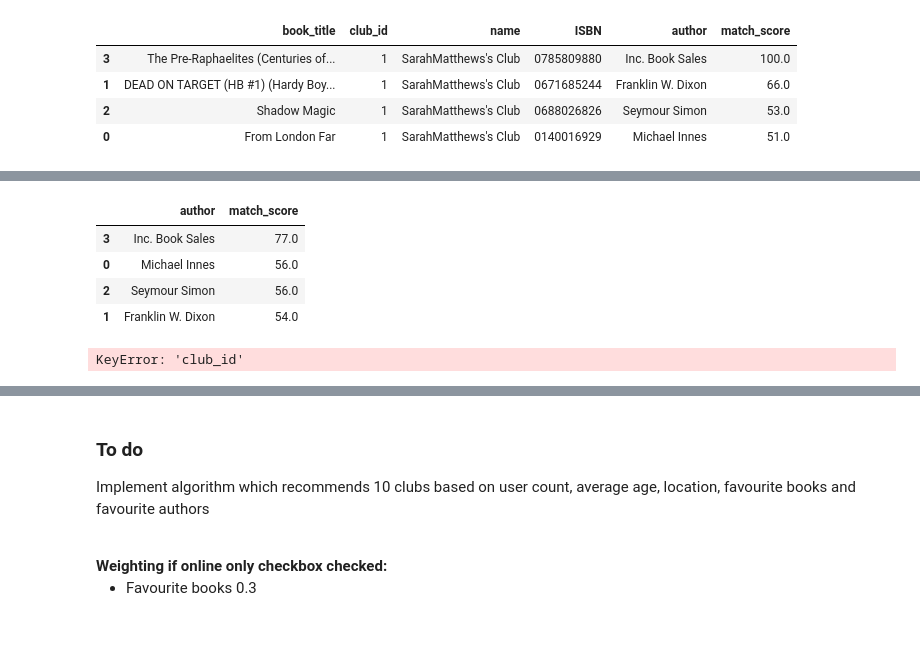
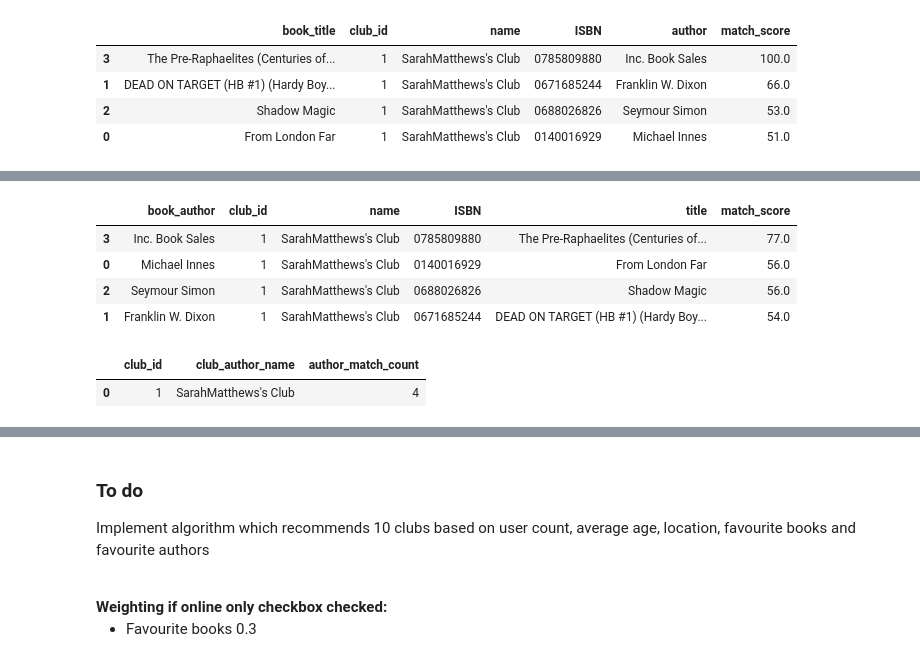
Before and after one commit to laurenceandrews/auguread, a Jupyter notebook: clubs/club_to_user_recommender/club-to-user-recommender.ipynb, the cells around one changed output, grey strips where cells are left out. Saved outputs shown, nothing was run; the diff lists cells and outputs as text; code cells hidden in the pictures; blank space fills up the shorter version.

Commit message:
Concatenate matching values into main DF and fix iloc error

```diff
--- a/clubs/club_to_user_recommender/club-to-user-recommender.ipynb
+++ b/clubs/club_to_user_recommender/club-to-user-recommender.ipynb
@@ -411,44 +421,47 @@ author_3_matches_df['author_fuzzy_match_score'] = club_favourite_books_df.apply(
 
 my_favourite_author = my_favourite_books_df.iloc[4]['author']
 author_4_matches_df = club_favourite_books_df[club_favourite_books_df.apply(get_ratio, axis=1) > 80]
 author_4_matches_df['author_fuzzy_match_score'] = club_favourite_books_df.apply(get_ratio, axis=1)
 
 all_author_matches_df = pd.concat([author_0_matches_df, author_1_matches_df, author_2_matches_df, author_3_matches_df, author_4_matches_df])
 all_author_matches_df = all_author_matches_df.sort_values('author_fuzzy_match_score', ascending=False).dropna(how='any',axis=0)
 
 
 
 club_favourite_authors_df = club_favourite_books_df
 # user_favourite_books = self.get_fav_books_and_authors_per_user()
 author_match_df = pd.DataFrame()
-author_match_df['author'] = club_favourite_authors_df['author']
+author_match_df['book_author'] = club_favourite_authors_df['author']
 all_author_matches_df = pd.DataFrame()
 match_values = []
 
 for i in range(5):
     my_favourite_author = user_favourite_books_df.iloc[i]['author']
 
     for author in club_favourite_authors_df['author']:
         match_value = int(fuzz.token_sort_ratio(my_favourite_author, author))
         if match_value > 50:
             match_values.append(match_value)
 
 matching_authors = pd.DataFrame()
 matching_authors['match_score'] = match_values
 
-all_author_matches_df = pd.concat([author_match_df, matching_authors], axis = 1)
+club_recs = pd.concat([author_match_df, club_favourite_books_df], axis=1).drop('author', axis=1)
+
+all_author_matches_df = pd.concat([club_recs, matching_authors], axis=1)
+
 all_author_matches_df = all_author_matches_df.sort_values('match_score', ascending=False).dropna(how='any',axis=0)
 all_author_matches_df
 # %% [output]
-|  | author | match_score |
-| 3 | Inc. Book Sales | 77.0 |
-| 0 | Michael Innes | 56.0 |
-| 2 | Seymour Simon | 56.0 |
-| 1 | Franklin W. Dixon | 54.0 |
+|  | book_author | club_id | name | ISBN | title | match_score |
+| 3 | Inc. Book Sales | 1 | SarahMatthews's Club | 0785809880 | The Pre-Raphaelites (Centuries of... | 77.0 |
+| 0 | Michael Innes | 1 | SarahMatthews's Club | 0140016929 | From London Far | 56.0 |
+| 2 | Seymour Simon | 1 | SarahMatthews's Club | 0688026826 | Shadow Magic | 56.0 |
+| 1 | Franklin W. Dixon | 1 | SarahMatthews's Club | 0671685244 | DEAD ON TARGET (HB #1) (Hardy Boy... | 54.0 |
 # %%
 # Return a list of clubs in order of which have the most matching favourite authors with the user
 
-club_average_author_match_df = all_author_matches_df.groupby(['club_id', 'name'])['author_fuzzy_match_score'] \
+club_average_author_match_df = all_author_matches_df.groupby(['club_id', 'name'])['match_score'] \
     .count().unstack(fill_value=0).stack() \
     .reset_index(name = 'author_match_count') \
     .sort_values('author_match_count', ascending=False) \
@@ -456,7 +469,8 @@ club_average_author_match_df = all_author_matches_df.groupby(['club_id', 'name']
 
 club_average_author_match_df
 # %% [output]
-KeyError: 'club_id'
+|  | club_id | club_author_name | author_match_count |
+| 0 | 1 | SarahMatthews's Club | 4 |
 # %%
 # Get all columns into one dataframe
 
```
Also changed, not shown: parts of 7 cells of this notebook, 1 other file.
